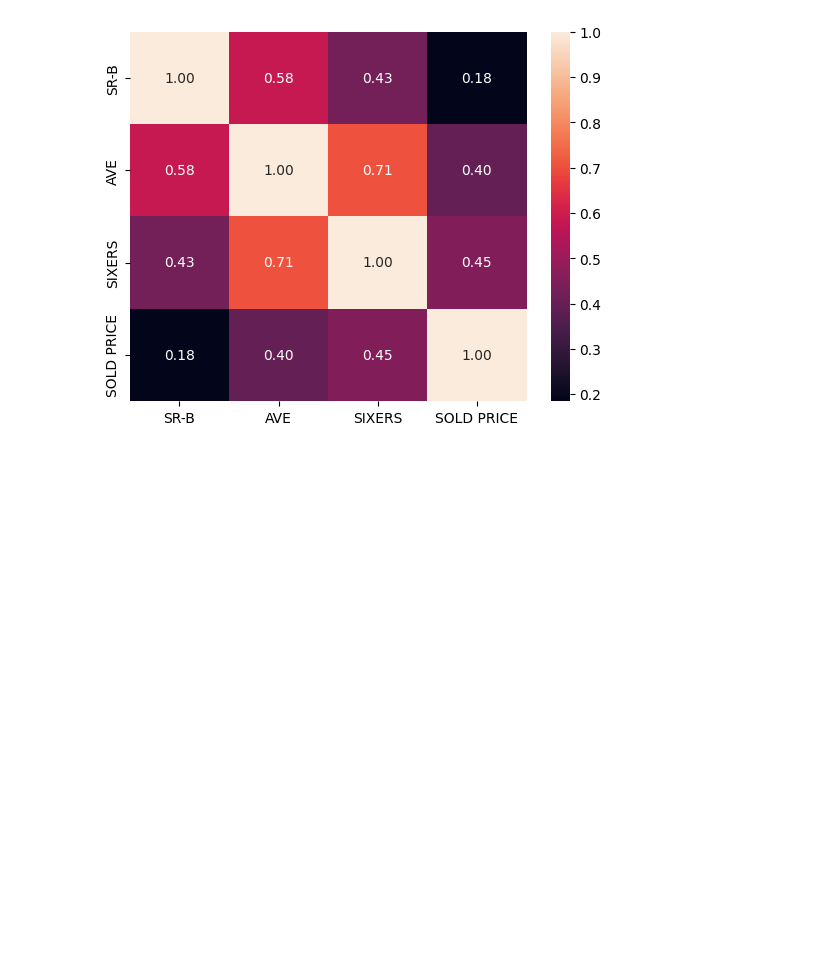
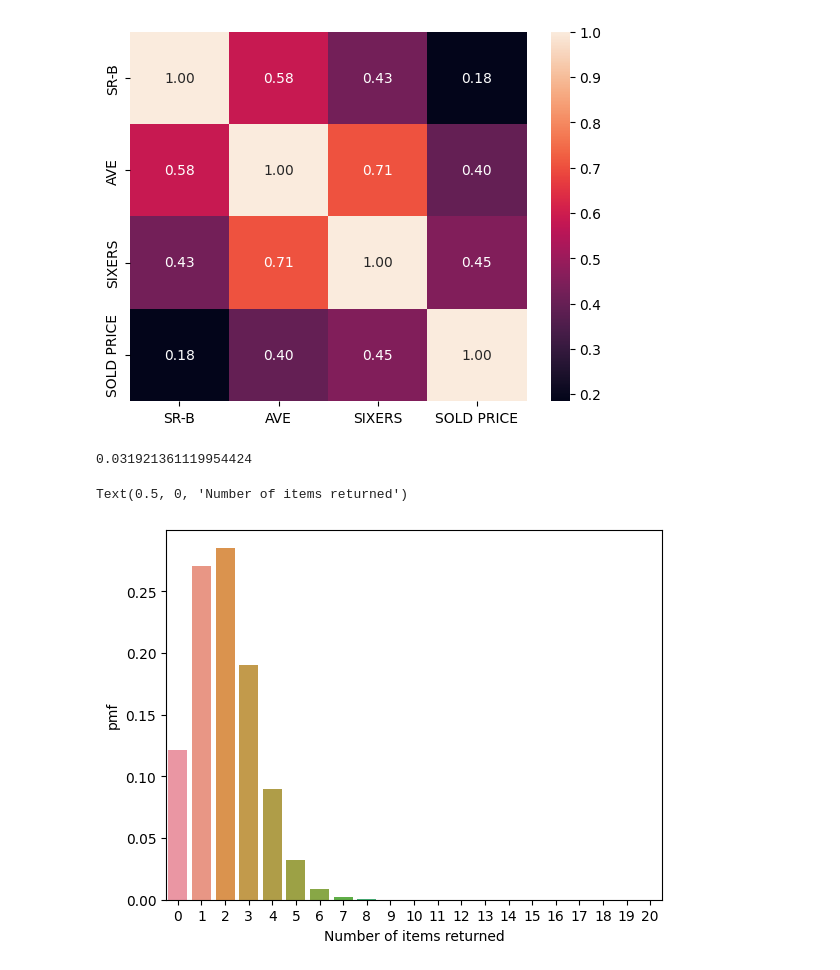
Before and after one commit to prashant5025/mechine_learning, a Jupyter notebook: demo.ipynb, the cells around one changed output. Drawn from its saved outputs; the diff is of its cells as text; code cells hidden in the pictures; blank space fills up the shorter version.

```diff
--- a/demo.ipynb
+++ b/demo.ipynb
@@ -103,3 +103,17 @@ sns.heatmap(ipl_dataset[influential_features].corr(), annot=True, fmt=".2f")
 # %% [output]
 <AxesSubplot: >
 [figure]
+# %%
+from scipy import stats
+
+stats.binom.pmf(5, 20, 0.1)
+# %% [output]
+0.031921361119954424
+# %%
+pmf_df = pd.DataFrame({'success': range(0, 21), 'pmf': stats.binom.pmf(range(0, 21), 20, 0.1)})
+sns.barplot(x=pmf_df.success, y=pmf_df.pmf)
+plt.ylabel('pmf')
+plt.xlabel('Number of items returned')
+# %% [output]
+Text(0.5, 0, 'Number of items returned')
+[figure, added]
```
Also changed, not shown: parts of 1 cell of this notebook.
